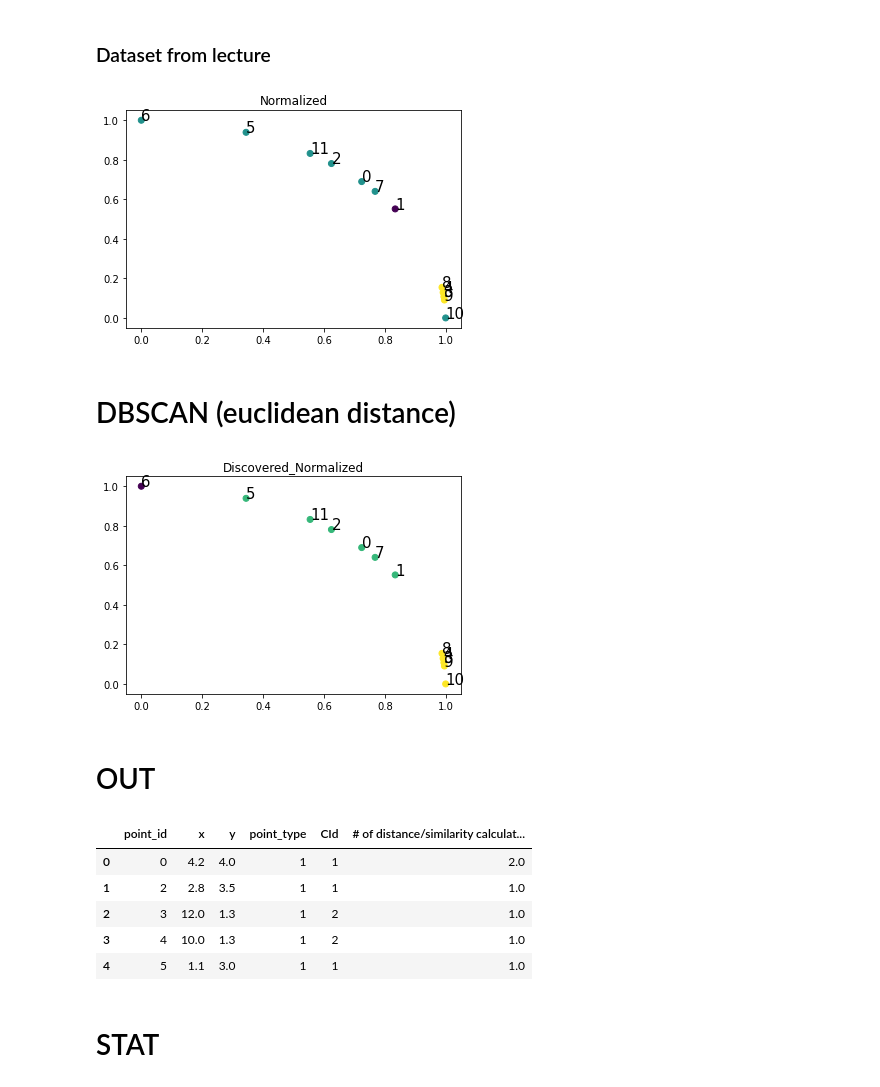
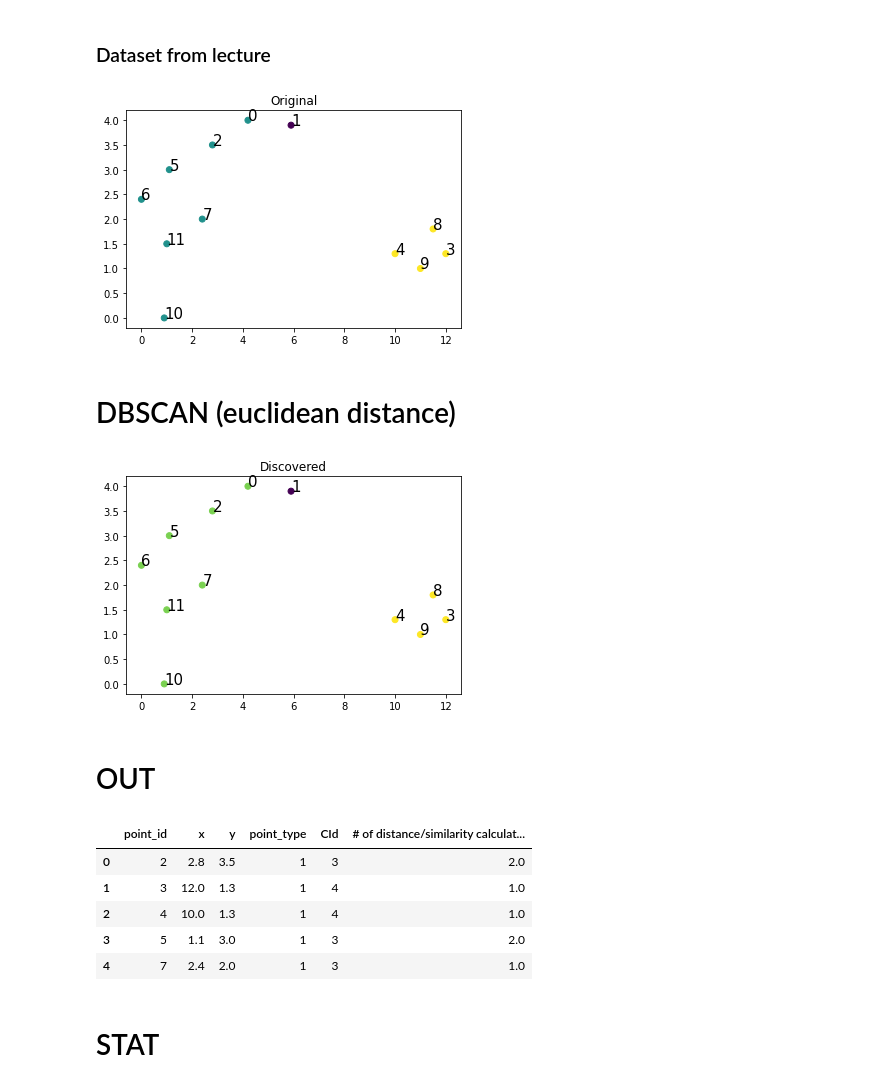
Before and after one commit to arek544/DBSCAN, a Jupyter notebook: notebooks/lecture_dataset_dbscan.ipynb, the cells around one changed output. Cells and saved outputs as stored; diff of their text form; code cells hidden in the pictures.

```diff
--- a/notebooks/lecture_dataset_dbscan.ipynb
+++ b/notebooks/lecture_dataset_dbscan.ipynb
@@ -33,42 +30,41 @@ The autoreload extension is already loaded. To reload it, use:
 # %%
 dataset = Dataset('./data/lecture_dataset.txt')
 X, y = dataset.X, dataset.y
+display_points(X, y, 'Original', numerate=True)
 
-normalization = Norm()
-X = normalization.run(X)
-
-# display_points(X, y, 'Original', numerate=True)
-display_points(X, y, 'Normalized', numerate=True)
+# normalization = Norm()
+# X = normalization.run(X)
+# display_points(X, y, 'Normalized', numerate=True)
 # %% [output]
-[figure, old version]
+[figure, new version]
 # %% [markdown]
 # DBSCAN (euclidean distance)
 # %%
 timer_start = time.time()
 params = {
-    'epsilon': 0.05,
+    'epsilon': 2,
     'minPts': 4,
-    'similarity': cosine_dissimilarity
+    'similarity': euclidean_distance
 }
 
 algorithm = DBSCAN(**params)
 
 name = get_name(
     algorithm_name=algorithm.name,
     dataset_name=dataset.name,
     n_dimentions=dataset.n_dimentions,
     n_rows=dataset.n_rows,
     **params
 )
 
 algorithm.log_output = f'./out/LOG_{name}.log'
 algorithm.fit_transform(X)
 total_runtime = (time.time() - timer_start) * 1000
 
-display_points(algorithm.X, algorithm.y_pred, 'Discovered_Normalized', numerate=True)
+display_points(algorithm.X, algorithm.y_pred, 'Discovered', numerate=True)
 score = evaluate(algorithm.y_pred, y, algorithm.X)
 # %% [output]
-[figure, old version]
+[figure, new version]
 # %% [markdown]
 # OUT
 # %%
@@ -92,11 +88,11 @@ saving_OUT_time = (time.time() - timer_start) * 1000
 out.head()
 # %% [output]
 |  | point_id | x | y | point_type | CId | # of distance/similarity calculat... |
-| 0 | 0 | 4.2 | 4.0 | 1 | 1 | 2.0 |
-| 1 | 2 | 2.8 | 3.5 | 1 | 1 | 1.0 |
-| 2 | 3 | 12.0 | 1.3 | 1 | 2 | 1.0 |
-| 3 | 4 | 10.0 | 1.3 | 1 | 2 | 1.0 |
-| 4 | 5 | 1.1 | 3.0 | 1 | 1 | 1.0 |
+| 0 | 2 | 2.8 | 3.5 | 1 | 3 | 2.0 |
+| 1 | 3 | 12.0 | 1.3 | 1 | 4 | 1.0 |
+| 2 | 4 | 10.0 | 1.3 | 1 | 4 | 1.0 |
+| 3 | 5 | 1.1 | 3.0 | 1 | 3 | 2.0 |
+| 4 | 7 | 2.4 | 2.0 | 1 | 3 | 1.0 |
 # %% [markdown]
 # STAT
 # %%
```
Also changed, not shown: parts of 3 cells of this notebook, 16 other files.
